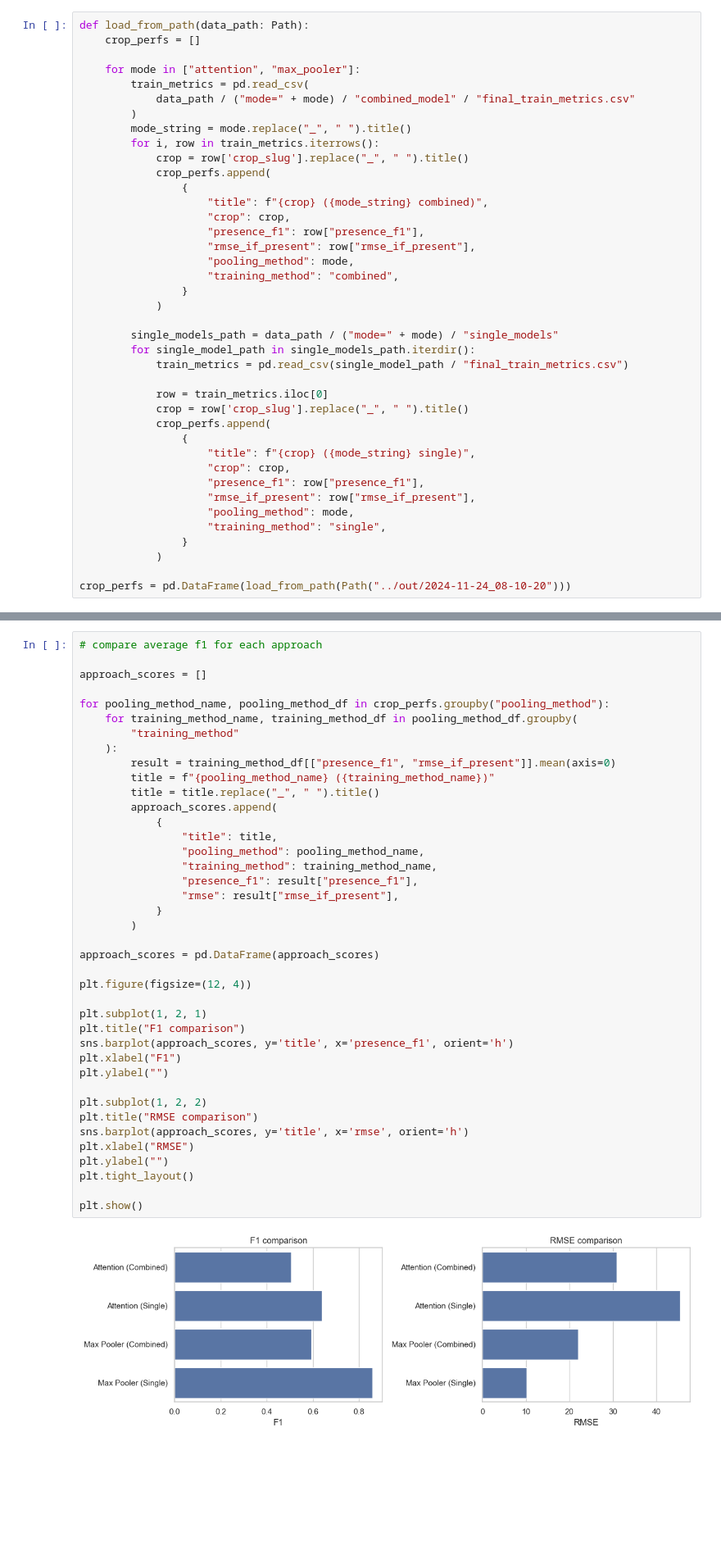
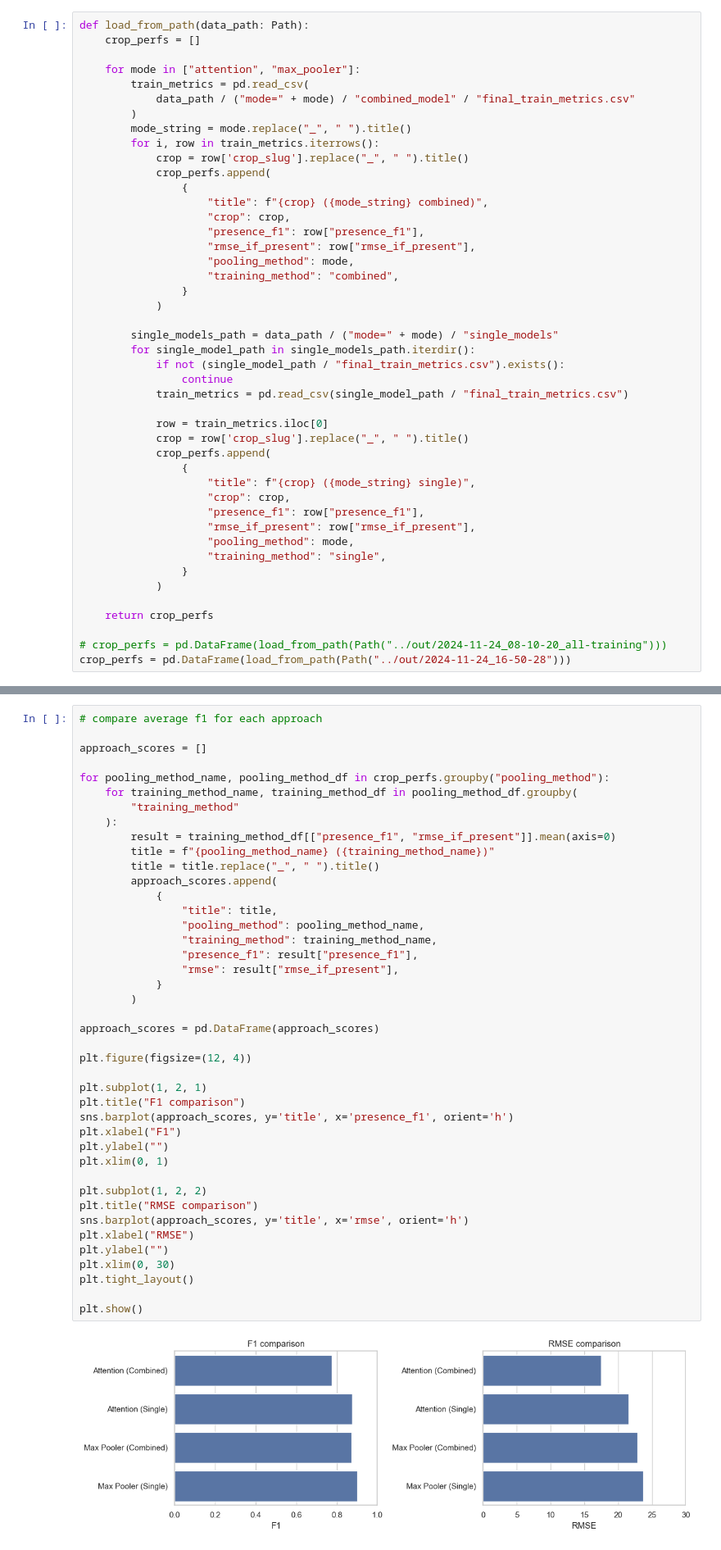
Before and after one commit to KaiDove1/ML_Project, a Jupyter notebook: project/compare_results.ipynb, the cells around one changed output, grey strips where cells are left out. Shown at 82% size. Saved outputs shown, nothing was run; the diff lists cells and outputs as text; blank space fills up the shorter version.

```diff
--- a/project/compare_results.ipynb
+++ b/project/compare_results.ipynb
@@ -28,6 +28,8 @@ def load_from_path(data_path: Path):
 
         single_models_path = data_path / ("mode=" + mode) / "single_models"
         for single_model_path in single_models_path.iterdir():
+            if not (single_model_path / "final_train_metrics.csv").exists():
+                continue
             train_metrics = pd.read_csv(single_model_path / "final_train_metrics.csv")
 
             row = train_metrics.iloc[0]
@@ -43,7 +45,10 @@ def load_from_path(data_path: Path):
                 }
             )
 
-crop_perfs = pd.DataFrame(load_from_path(Path("../out/2024-11-24_08-10-20")))
+    return crop_perfs
+
+# crop_perfs = pd.DataFrame(load_from_path(Path("../out/2024-11-24_08-10-20_all-training")))
+crop_perfs = pd.DataFrame(load_from_path(Path("../out/2024-11-24_16-50-28")))
 # %%
 # Plot the performance by method
 sns.set_theme(context="notebook", style="whitegrid")
@@ -66,34 +73,36 @@ for pooling_method_name, pooling_method_df in crop_perfs.groupby("pooling_method
         title = title.replace("_", " ").title()
         approach_scores.append(
             {
                 "title": title,
                 "pooling_method": pooling_method_name,
                 "training_method": training_method_name,
                 "presence_f1": result["presence_f1"],
                 "rmse": result["rmse_if_present"],
             }
         )
 
 approach_scores = pd.DataFrame(approach_scores)
 
 plt.figure(figsize=(12, 4))
 
 plt.subplot(1, 2, 1)
 plt.title("F1 comparison")
 sns.barplot(approach_scores, y='title', x='presence_f1', orient='h')
 plt.xlabel("F1")
 plt.ylabel("")
+plt.xlim(0, 1)
 
 plt.subplot(1, 2, 2)
 plt.title("RMSE comparison")
 sns.barplot(approach_scores, y='title', x='rmse', orient='h')
 plt.xlabel("RMSE")
 plt.ylabel("")
+plt.xlim(0, 30)
 plt.tight_layout()
 
 plt.show()
 # %% [output]
-[figure, old version]
+[figure, new version]
 # %%
 approach_scores
 # %% [output]
```
Also changed, not shown: parts of 3 cells of this notebook, 2 other files.
